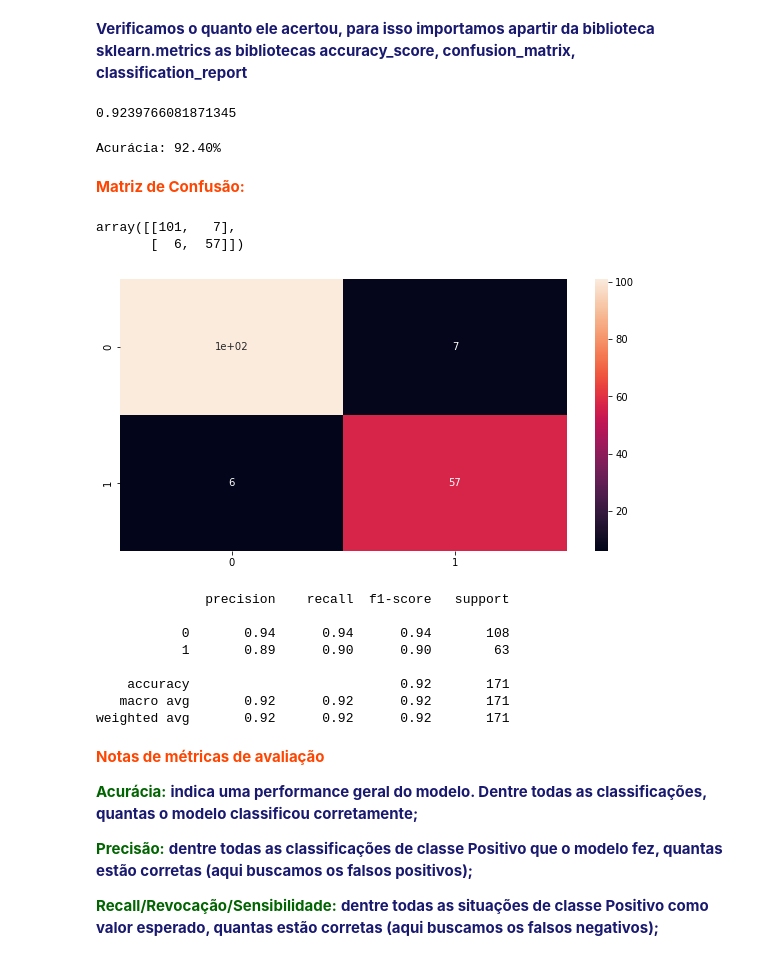
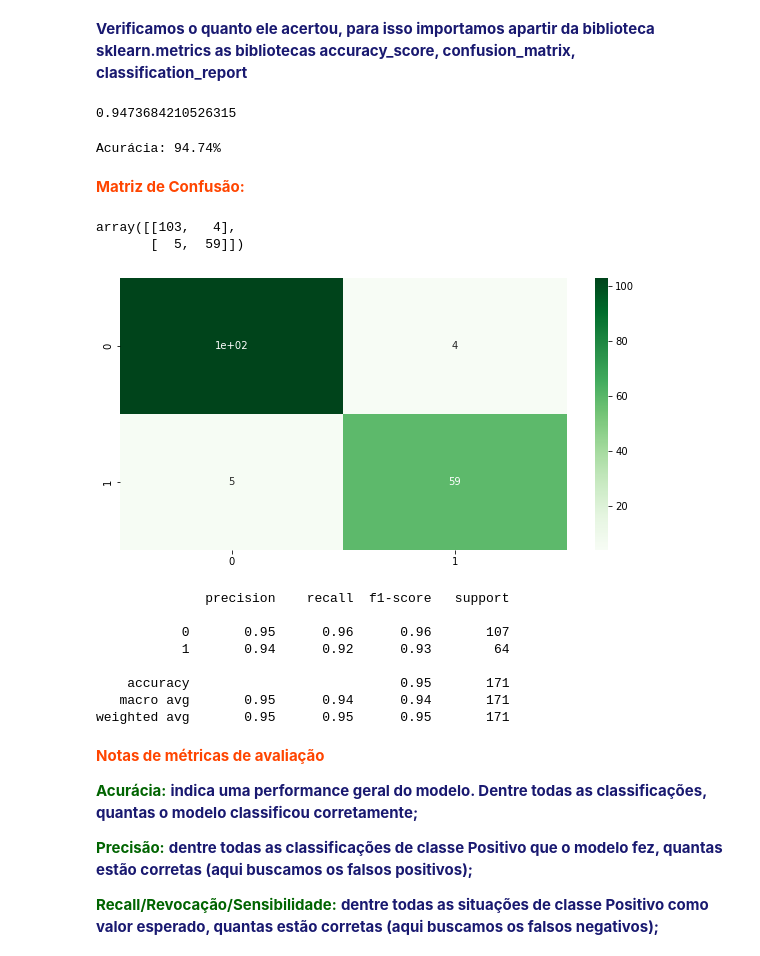
Before and after one commit to Miguel-V-m/Pojetos_de_Machine_Learning, a Jupyter notebook: previsao-doenca-cancer/C2-classificacao.ipynb, the cells around one changed output. Saved outputs shown, nothing was run; the diff lists cells and outputs as text; code cells hidden in the pictures.

```diff
--- a/previsao-doenca-cancer/C2-classificacao.ipynb
+++ b/previsao-doenca-cancer/C2-classificacao.ipynb
@@ -304,7 +322,7 @@ from sklearn.model_selection import train_test_split
 
 <font color='DarkGreen'>**As variáveis "x_treino" e "x_teste" correspondem às variáveis previsoras, já as variáveis "y_treino" e "y_teste" corresponde à variável alvo**
 # %%
-x_treino, x_teste, y_treino, y_teste = train_test_split(previsores, alvo, test_size = 0.3, random_state = 0)
+x_treino, x_teste, y_treino, y_teste = train_test_split(previsores_esc, alvo, test_size = 0.3, random_state =21)
 # %%
 x_treino.shape
 # %% [output]
@@ -385,35 +403,35 @@ from sklearn.metrics import accuracy_score, confusion_matrix, classification_rep
 # %%
 accuracy_score(y_teste, previsoes_naive)
 # %% [output]
-0.9239766081871345
+0.9473684210526315
 # %%
 print("Acurácia: %.2f%%" % (accuracy_score(y_teste, previsoes_naive) * 100.0))
 # %% [output]
-Acurácia: 92.40%
+Acurácia: 94.74%
 # %% [markdown]
 <font color='OrangeRed'>**Matriz de Confusão:**
 # %%
 Matriz_confusao = confusion_matrix(y_teste, previsoes_naive)
 Matriz_confusao
 # %% [output]
-array([[101,   7],
-       [  6,  57]])
+array([[103,   4],
+       [  5,  59]])
 # %%
 plt.figure(figsize=(10,5))
-sns.heatmap(Matriz_confusao, annot=True);
+sns.heatmap(Matriz_confusao, annot=True,cmap='Greens');
 # %% [output]
-[figure, old version]
+[figure, new version]
 # %%
 print(classification_report(y_teste, previsoes_naive))
 # %% [output]
               precision    recall  f1-score   support
 
-           0       0.94      0.94      0.94       108
-           1       0.89      0.90      0.90        63
+           0       0.95      0.96      0.96       107
+           1       0.94      0.92      0.93        64
 
-    accuracy                           0.92       171
-   macro avg       0.92      0.92      0.92       171
-weighted avg       0.92      0.92      0.92       171
+    accuracy                           0.95       171
+   macro avg       0.95      0.94      0.94       171
+weighted avg       0.95      0.95      0.95       171
 # %% [markdown]
 <font color='OrangeRed'>**Notas de métricas de avaliação**
 
```
Also changed, not shown: parts of 142 cells of this notebook.
